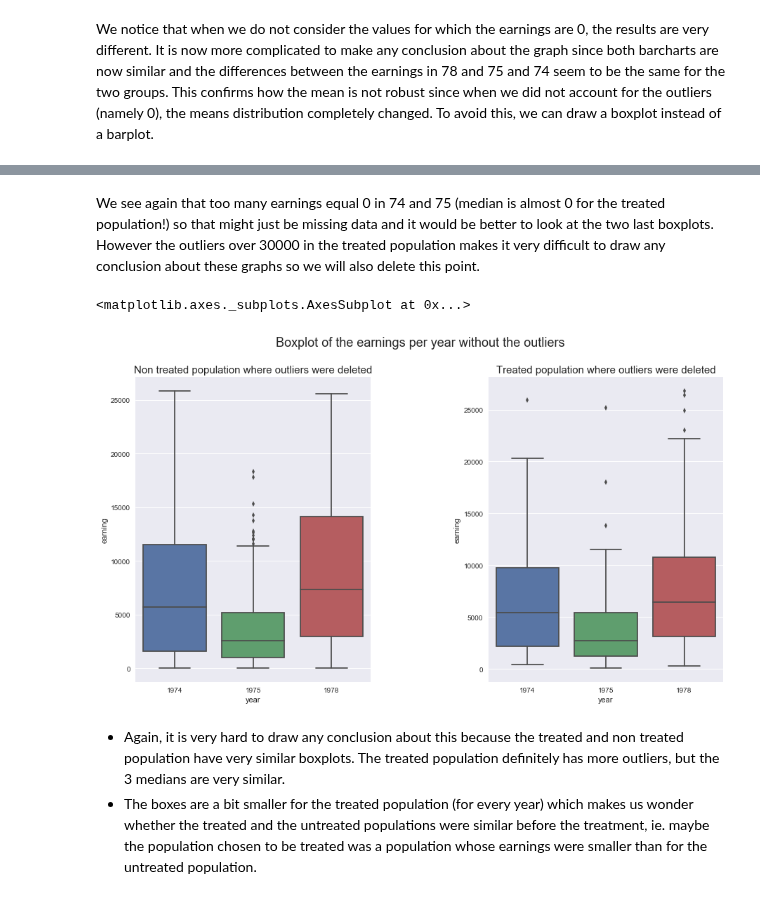
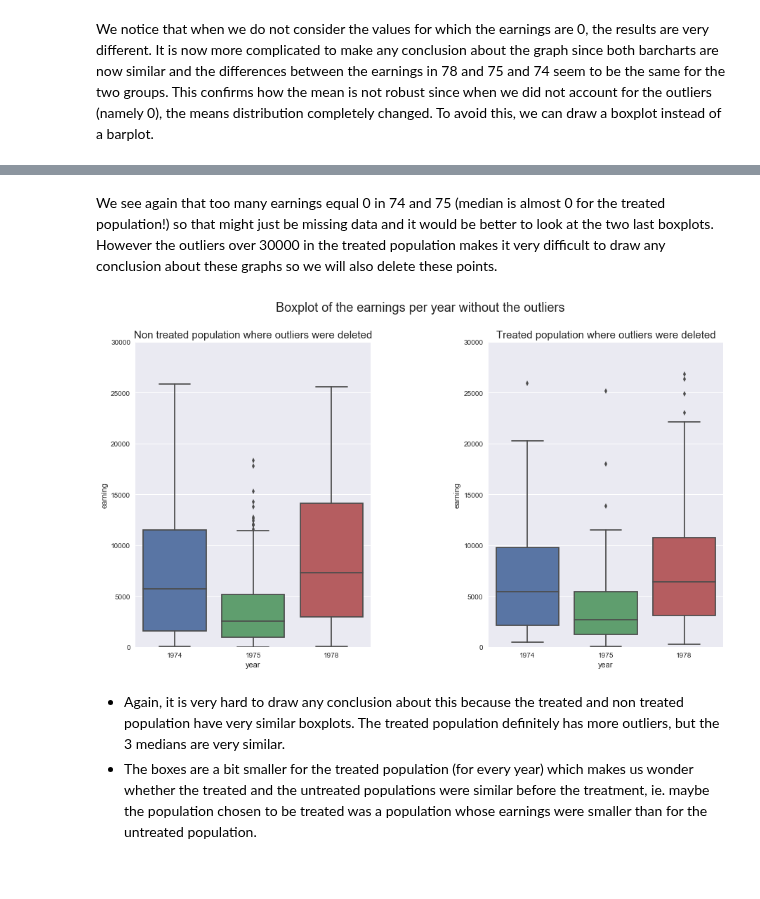
Before and after one commit to adamkozak/ADA2017-project, a Jupyter notebook: Homework/04 - Applied ML/Homework 4.ipynb, the cells around one changed output, grey strips where cells are left out. Saved outputs shown, nothing was run; the diff lists cells and outputs as text; code cells hidden in the pictures.

```diff
--- a/Homework/04 - Applied ML/Homework 4.ipynb
+++ b/Homework/04 - Applied ML/Homework 4.ipynb
@@ -157,32 +162,35 @@ sns.boxplot( df.loc[df.treat==1].loc[df.earning!=0].year, df.loc[df.treat==1].lo
 [figure]
 # %% [markdown]
-We see again that too many earnings equal 0 in 74 and 75 (median is almost 0 for the treated population!) so that might just be missing data and it would be better to look at the two last boxplots. However the outliers over 30000 in the treated population makes it very difficult to draw any conclusion about these graphs so we will also delete this point.
+We see again that too many earnings equal 0 in 74 and 75 (median is almost 0 for the treated population!) so that might just be missing data and it would be better to look at the two last boxplots. However the outliers over 30000 in the treated population makes it very difficult to draw any conclusion about these graphs so we will also delete these points.
 # %%
 # Create a figure with 2 subplots and set the title
 fig, ax = plt.subplots(figsize=(15,8), ncols=2, nrows=1)
 plt.suptitle("Boxplot of the earnings per year without the outliers", fontsize=18)
 
 
 # Adjust the sub plots parameters
 wspace =  0.5   # the amount of width reserved for white space between subplots
 
 plt.subplots_adjust(
   wspace  =  wspace
 )
 
 
 # Set a title to each graph
 
 ax[0].set_title("Non treated population where outliers were deleted", fontsize=15)
 ax[1].set_title("Treated population where outliers were deleted", fontsize=15)
 
 # Plot the data
 
 sns.boxplot( df.loc[df.treat==0].loc[df.earning!=0].year, df.loc[df.treat==0].loc[df.earning!=0].loc[df.earning<=30000].earning, ax=ax[0])
 sns.boxplot( df.loc[df.treat==1].loc[df.earning!=0].year, df.loc[df.treat==1].loc[df.earning!=0].loc[df.earning<=30000].earning, ax= ax[1])
+# Set the axis limits to be the same
+ax[0].set(ylim=(0,30000))
+ax[1].set(ylim=(0,30000))
+plt.show()
 # %% [output]
-<matplotlib.axes._subplots.AxesSubplot at 0x...>
-[figure, old version]
+[figure, new version]
 # %% [markdown]
 - Again, it is very hard to draw any conclusion about this because the treated and non treated population have very similar boxplots. The treated population definitely has more outliers, but the 3 medians are very similar.
 - The boxes are a bit smaller for the treated population (for every year) which makes us wonder whether the treated and the untreated populations were similar before the treatment, ie. maybe the population chosen to be treated was a population whose earnings were smaller than for the untreated population.
```
Also changed, not shown: parts of 6 cells of this notebook.
